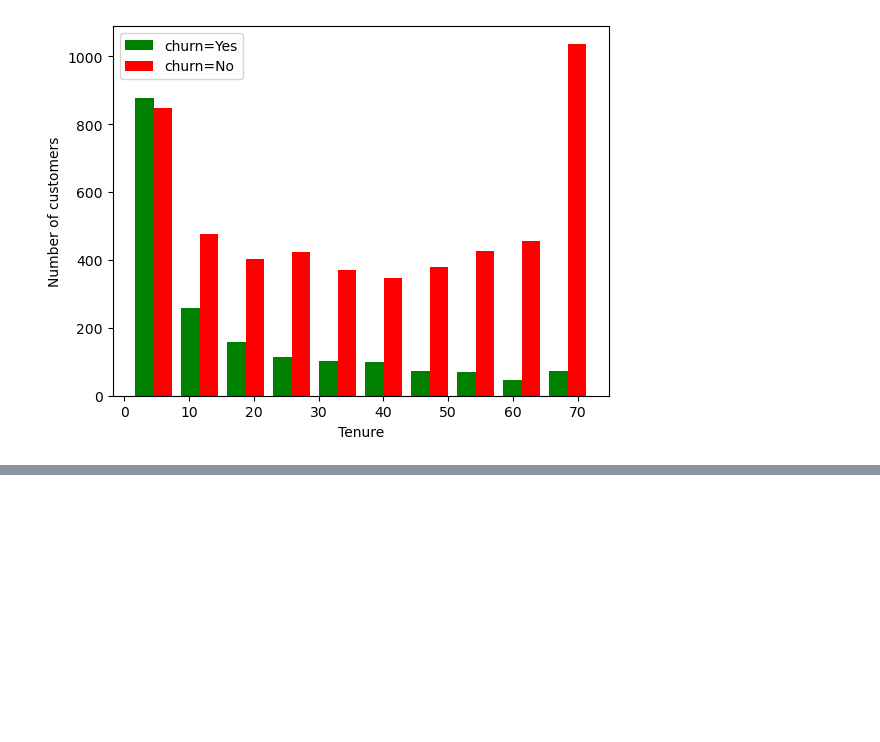
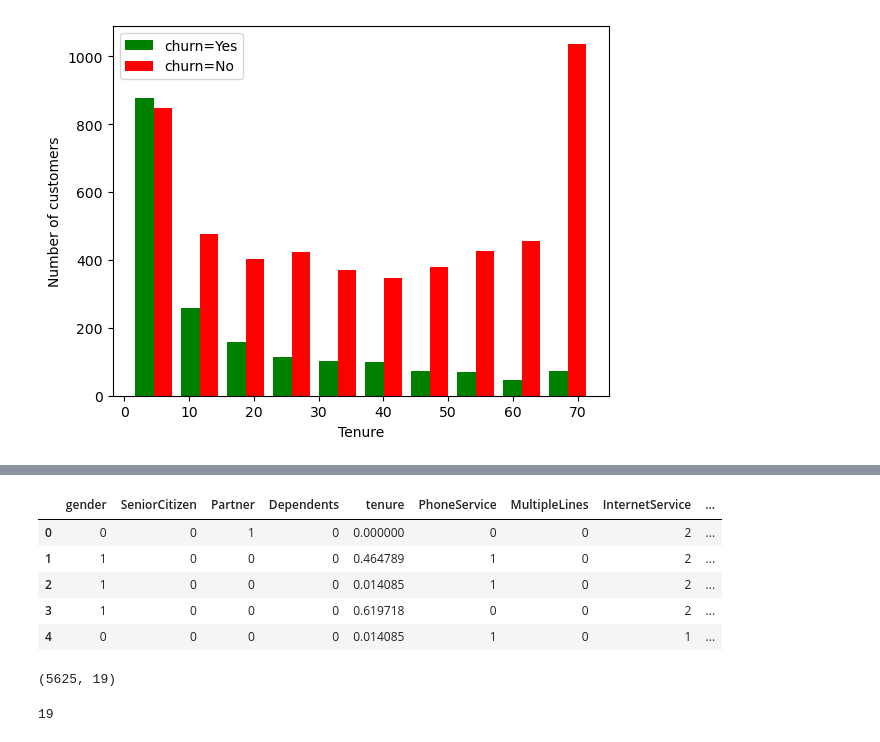
Before and after one commit to amrraheem/DL_course, a Jupyter notebook: churn.ipynb, the cells around one changed output, grey strips where cells are left out. Saved outputs shown, nothing was run; the diff lists cells and outputs as text; code cells hidden in the pictures; blank space fills up the shorter version.

```diff
--- a/churn.ipynb
+++ b/churn.ipynb
@@ -115,0 +249,8 @@ plt.legend()
+# %%
+df1 = df1.drop(['Bank transfer (automatic)', 'Credit card (automatic)', 'Electronic check', 'Mailed check'], axis='columns')
+# %%
+for cell in df1.InternetService:
+    df1.InternetService.replace({'DSL': 2, 'Fiber optic': 1, 'No': 0}, inplace=True)
+# %%
+for cell in df1.Contract:
+    df1.Contract.replace({'Two year': 2, 'One year': 1, 'Month-to-month': 0}, inplace=True)
@@ -115,0 +283,16 @@ plt.legend()
+# %%
+close_to_scale = ['tenure', 'MonthlyCharges', 'TotalCharges']
+
+from sklearn.preprocessing import MinMaxScaler
+scaler = MinMaxScaler()
+
+df1[close_to_scale] = scaler.fit_transform(df1[close_to_scale])
+# %%
+df1.head(5)
+# %% [output]
+|  | gender | SeniorCitizen | Partner | Dependents | tenure | PhoneService | MultipleLines | InternetService | ... |
+| 0 | 0 | 0 | 1 | 0 | 0.000000 | 0 | 0 | 2 | ... |
+| 1 | 1 | 0 | 0 | 0 | 0.464789 | 1 | 0 | 2 | ... |
+| 2 | 1 | 0 | 0 | 0 | 0.014085 | 1 | 0 | 2 | ... |
+| 3 | 1 | 0 | 0 | 0 | 0.619718 | 0 | 0 | 2 | ... |
+| 4 | 0 | 0 | 0 | 0 | 0.014085 | 1 | 0 | 1 | ... |
@@ -115,0 +305,8 @@ plt.legend()
+# %%
+X_train.shape
+# %% [output]
+(5625, 19)
+# %%
+len(X_train.columns)
+# %% [output]
+19
```
Also changed, not shown: parts of 22 cells of this notebook.
